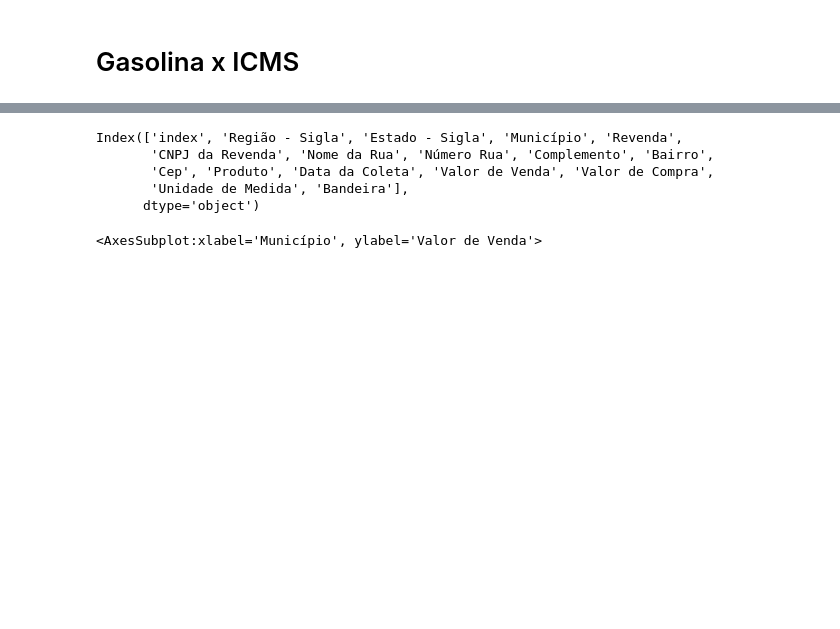
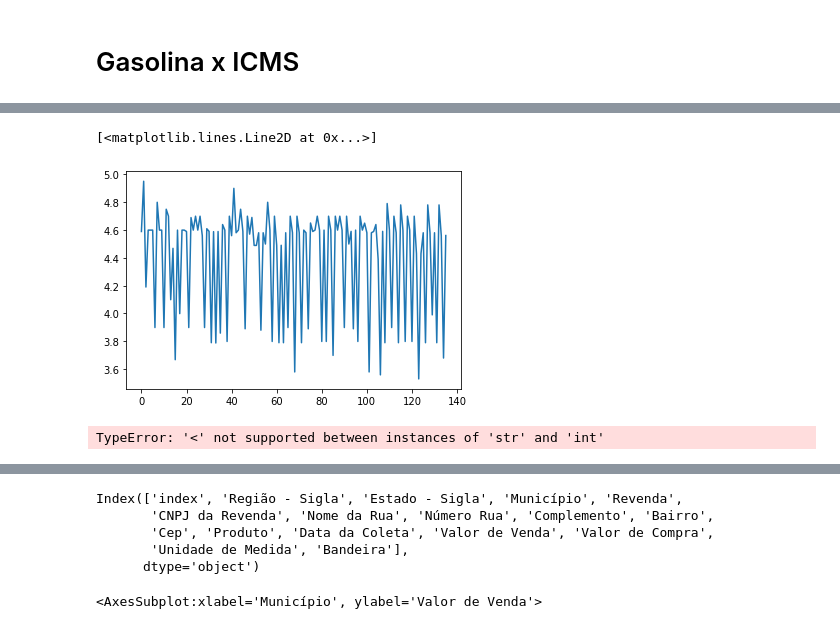
Before and after one commit to eai-Procede/01-gasolina-icms, a Jupyter notebook: main.ipynb, the cells around one changed output, grey strips where cells are left out. Cells and saved outputs as stored; diff of their text form; code cells hidden in the pictures; blank space fills up the shorter version.

```diff
--- a/main.ipynb
+++ b/main.ipynb
@@ -2,0 +28,12 @@
+# %%
+dfs = []
+
+for index, row in files.iterrows():
+    df = pd.read_csv(row['files'],sep=';')
+    dfs.append(df)
+# %%
+D = pd.concat(dfs)
+# %%
+D['Valor de Venda'] = D['Valor de Venda'].apply(lambda x: float(x.replace(',','.')))
+
+D['Data da Coleta'] = pd.to_datetime(D['Data da Coleta'])
@@ -2,0 +85,11 @@
+# %%
+ma = D[D['Estado - Sigla']=='MA'].reset_index(drop=True)
+
+# ma.dtypes
+ma = ma.loc[:,['Data da Coleta','Valor de Venda']]
+
+ma['Valor de Venda'] = ma['Valor de Venda'].apply(lambda x: float(x.replace(',','.')))
+
+ma['Data da Coleta'] = pd.to_datetime(ma['Data da Coleta'])
+
+ma
@@ -3 +110,19 @@
+# %%
+import seaborn as sns
+import matplotlib.pyplot as plt
+
+
+plt.plot(ma[ma['Data da Coleta']=='2021-07-01']['Valor de Venda'])
+# %% [output]
+[<matplotlib.lines.Line2D at 0x...>]
+[figure, added]
+# %%
+# ma[
+#     (ma['Data da Coleta']=='2021-07-01') & (ma['Valor de Venda']<4)
+#     ]
+
+
+D[(D['Data da Coleta']=='01/07/2021') & (D['Valor de Venda']<4) & (D['Estado - Sigla']=='MA')]
+# %% [output]
+TypeError: '<' not supported between instances of 'str' and 'int'
 # %%
```
Also changed, not shown: parts of 10 cells of this notebook, 5 other files.
